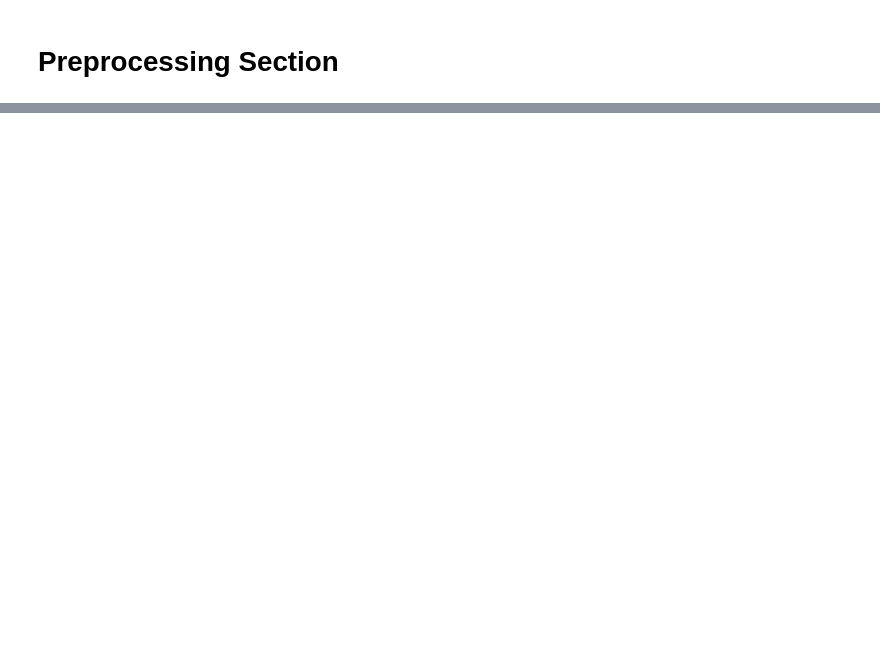
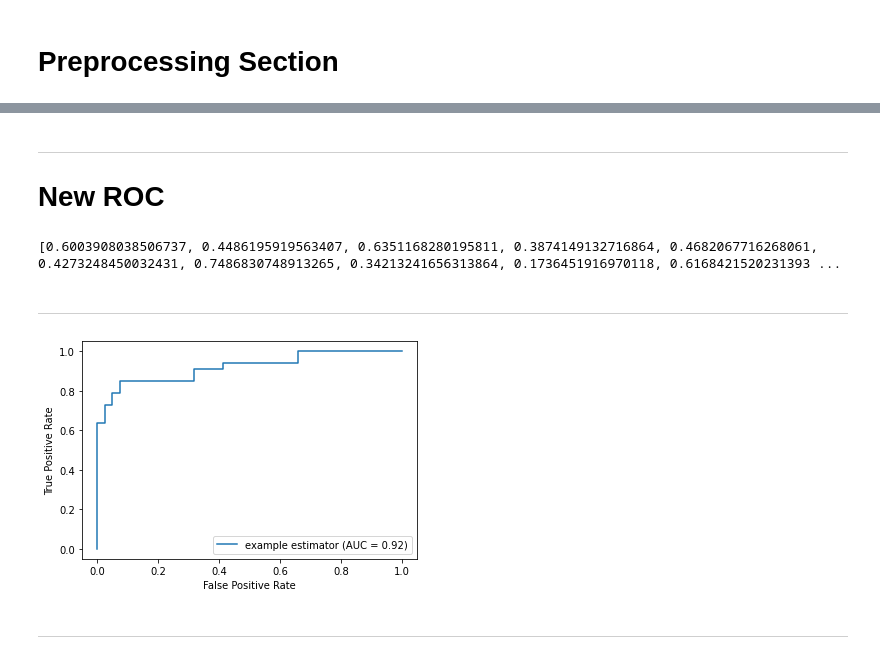
Before and after one commit to CianOSull/AutoML_With_SA_FYP_2021, a Jupyter notebook: MainNotebook.ipynb, the cells around one changed output, grey strips where cells are left out. Saved outputs shown, nothing was run; the diff lists cells and outputs as text; code cells hidden in the pictures; blank space fills up the shorter version.

```diff
--- a/MainNotebook.ipynb
+++ b/MainNotebook.ipynb
@@ -53,0 +227,18 @@ from sklearn.metrics import accuracy_score
+# %%
+from h2o.automl import H2OAutoML
+
+# This is using 10 max models, so it will only create 10
+# You can also tell it to not try to use stacked ensemble.
+# In this initial test stacked ensemble will be removed to keep it simple
+# though deep learning will be allowed since it is good on text data
+# You can also set timeboxes for how long models can run
+# Verbosity sets whetehr it gives out information while running
+# nfolds is for validation, by default it is set to 5 and will create validation splits
+# set nfolds to 0 if you have created your own validation split
+# Model names go like this h2o_datasize_MaxModels_Time_Seed
+# Added "_sk" to mark using sk learn
+h2o_model = H2OAutoML(max_models = 10, seed = 5, exclude_algos = ["StackedEnsemble", "DeepLearning"], verbosity="info", nfolds=0, project_name="h2o_sk_1000_10_na_5")
+
+# h2o_model = H2OAutoML(max_models = 10, seed = 5, exclude_algos = ["StackedEnsemble"], verbosity="info", nfolds=0, project_name="h2o_sk_1000_10_na_5_dl")
+
+# h2o_model = H2OAutoML(max_models = 20, seed = 5, verbosity="info", nfolds=0, project_name="h2o_sk_1000_20_na_5_no_exc")
@@ -53,0 +342,48 @@ from sklearn.metrics import accuracy_score
+# %% [markdown]
+
+
+---
+
+
+# New ROC
+# %%
+values = h2o_tfidf_pred['predict'].get_frame_data().split("\n")
+values.pop(0)
+values.pop(-1)
+
+y_pred = [float(i) for i in values]
+# %%
+print(y_pred)
+# %% [output]
+[0.6003908038506737, 0.4486195919563407, 0.6351168280195811, 0.3874149132716864, 0.4682067716268061, 0.4273248450032431, 0.7486830748913265, 0.34213241656313864, 0.1736451916970118, 0.6168421520231393 ...
+# %%
+# Map the positive and neagtives to 0 and 1
+y_test = h2o_tfidf_test['labels']
+
+y_test = y_test["labels"].get_frame_data().split("\n")
+y_test.pop(0)
+y_test.pop(-1)
+
+# Convert to int
+# y_test = np.array([int(i) for i in y_test])
+y_test = [int(i) for i in y_test]
+# %% [markdown]
+
+
+---
+# %%
+# Gotten from https://scikit-learn.org/dev/modules/generated/sklearn.metrics.RocCurveDisplay.html#sklearn.metrics.RocCurveDisplay
+from sklearn import metrics
+import matplotlib.pyplot as plt
+import numpy as np
+fpr, tpr, thresholds = metrics.roc_curve(y_test, y_pred)
+roc_auc = metrics.auc(fpr, tpr)
+display = metrics.RocCurveDisplay(fpr=fpr, tpr=tpr, roc_auc=roc_auc, estimator_name='example estimator')
+display.plot()
+plt.show()
+# %% [output]
+[figure, added]
+# %% [markdown]
+
+
+---
```
Also changed, not shown: parts of 72 cells of this notebook.
